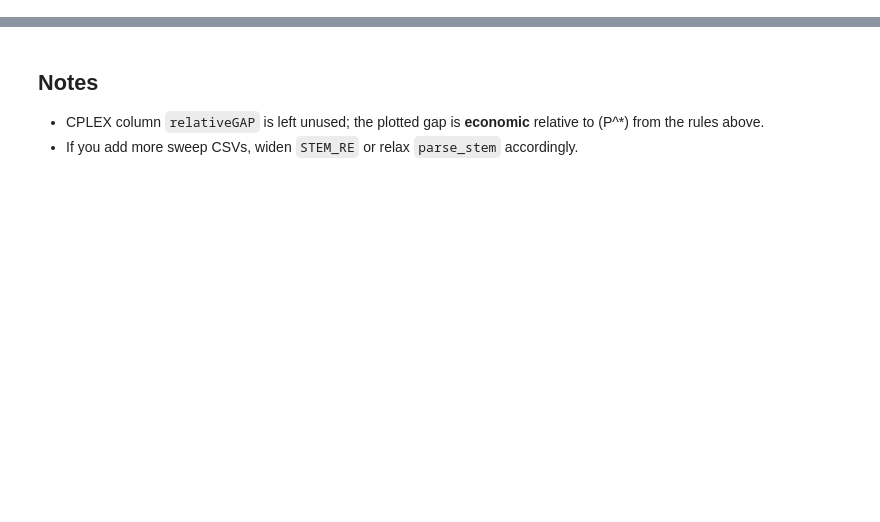
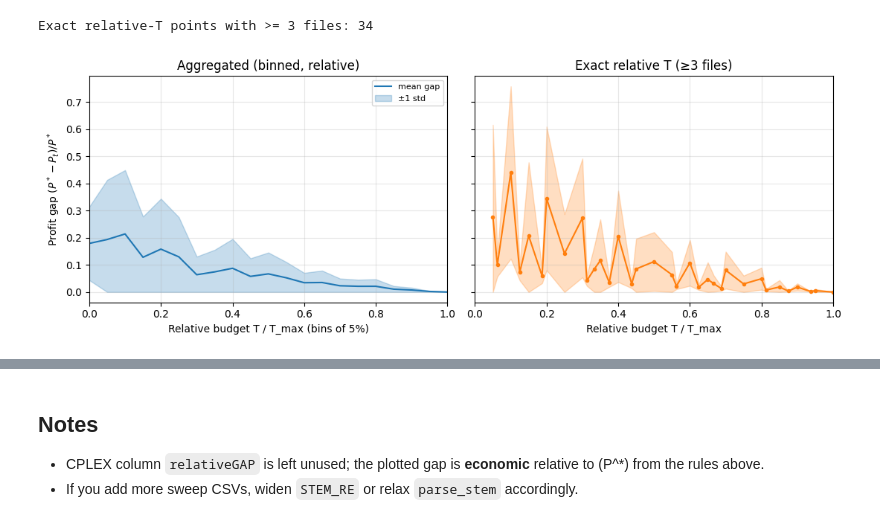
Before and after one commit to matheusdiogenesandrade/CBRP, a Jupyter notebook: reports/path_sweep_profit_gap.ipynb, the cells around one changed output, grey strips where cells are left out. Saved outputs shown, nothing was run; the diff lists cells and outputs as text; code cells hidden in the pictures; blank space fills up the shorter version.

```diff
--- a/reports/path_sweep_profit_gap.ipynb
+++ b/reports/path_sweep_profit_gap.ipynb
@@ -148,3 +150,66 @@ df[["budget_T", "P_t", "P_star", "profit_gap", "terminal", "source_file", "size"
+# %%
+# Relative budget: binned and exact-T aggregation
+df_rel = df.copy()
+df_rel["rel_bin"] = (np.floor(df_rel["budget_frac"] / REL_BIN_WIDTH) * REL_BIN_WIDTH).astype(float)
+
+g_bin_rel = (
+    df_rel.groupby("rel_bin", as_index=False)
+    .agg(mean_gap=("profit_gap", "mean"), std_gap=("profit_gap", "std"), n=("profit_gap", "size"))
+    .sort_values("rel_bin")
+)
+g_bin_rel["std_gap"] = g_bin_rel["std_gap"].fillna(0.0)
+
+vc_rel = df_rel.groupby("budget_frac")["source_file"].nunique()
+common_rel_T = vc_rel[vc_rel >= MIN_FILES_FOR_EXACT_T].index
+g_exact_rel = (
+    df_rel[df_rel["budget_frac"].isin(common_rel_T)]
+    .groupby("budget_frac", as_index=False)
+    .agg(mean_gap=("profit_gap", "mean"), std_gap=("profit_gap", "std"), n_files=("source_file", "nunique"))
+    .sort_values("budget_frac")
+)
+g_exact_rel["std_gap"] = g_exact_rel["std_gap"].fillna(0.0)
+
+print(f"Exact relative-T points with >= {MIN_FILES_FOR_EXACT_T} files: {len(g_exact_rel)}")
+# %% [output]
+Exact relative-T points with >= 3 files: 34
+# %%
+fig, axes = plt.subplots(1, 2, figsize=(11, 4), sharey=True)
+
+ax = axes[0]
+ax.plot(g_bin_rel["rel_bin"], g_bin_rel["mean_gap"], color="C0", label="mean gap")
+ax.fill_between(
+    g_bin_rel["rel_bin"],
+    (g_bin_rel["mean_gap"] - g_bin_rel["std_gap"]).clip(0, None),
+    g_bin_rel["mean_gap"] + g_bin_rel["std_gap"],
+    alpha=0.25,
+    color="C0",
+    label="±1 std",
+)
+ax.set_xlabel(f"Relative budget T / T_max (bins of {REL_BIN_WIDTH:.0%})")
+ax.set_ylabel("Profit gap $(P^* - P_t) / P^*$")
+ax.set_title("Aggregated (binned, relative)")
+ax.set_xlim(0, 1)
+ax.grid(True, alpha=0.3)
+ax.legend(loc="upper right", fontsize=8)
+
+ax = axes[1]
+ax.plot(g_exact_rel["budget_frac"], g_exact_rel["mean_gap"], "o-", color="C1", markersize=3, label="mean gap")
+ax.fill_between(
+    g_exact_rel["budget_frac"],
+    (g_exact_rel["mean_gap"] - g_exact_rel["std_gap"]).clip(0, None),
+    g_exact_rel["mean_gap"] + g_exact_rel["std_gap"],
+    alpha=0.25,
+    color="C1",
+)
+ax.set_xlabel("Relative budget T / T_max")
+ax.set_xlim(0, 1)
+ax.set_title(f"Exact relative T (≥{MIN_FILES_FOR_EXACT_T} files)")
+ax.grid(True, alpha=0.3)
+
+plt.tight_layout()
+plt.show()
+# %% [output]
+[figure, added]
 # %%
 # Binned aggregation (all instances pooled)
 g_bin = (
```
Also changed, not shown: parts of 9 cells of this notebook, 35 other files.
